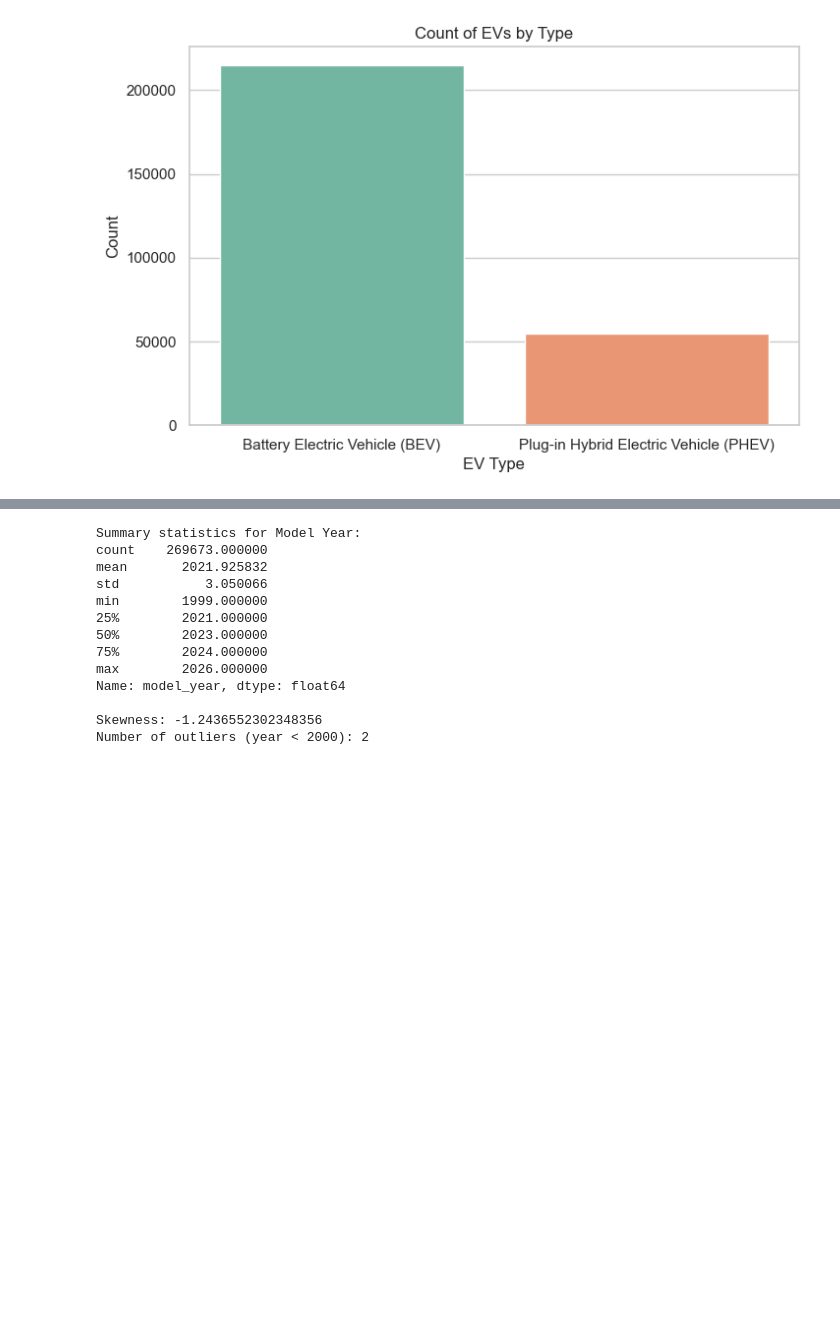
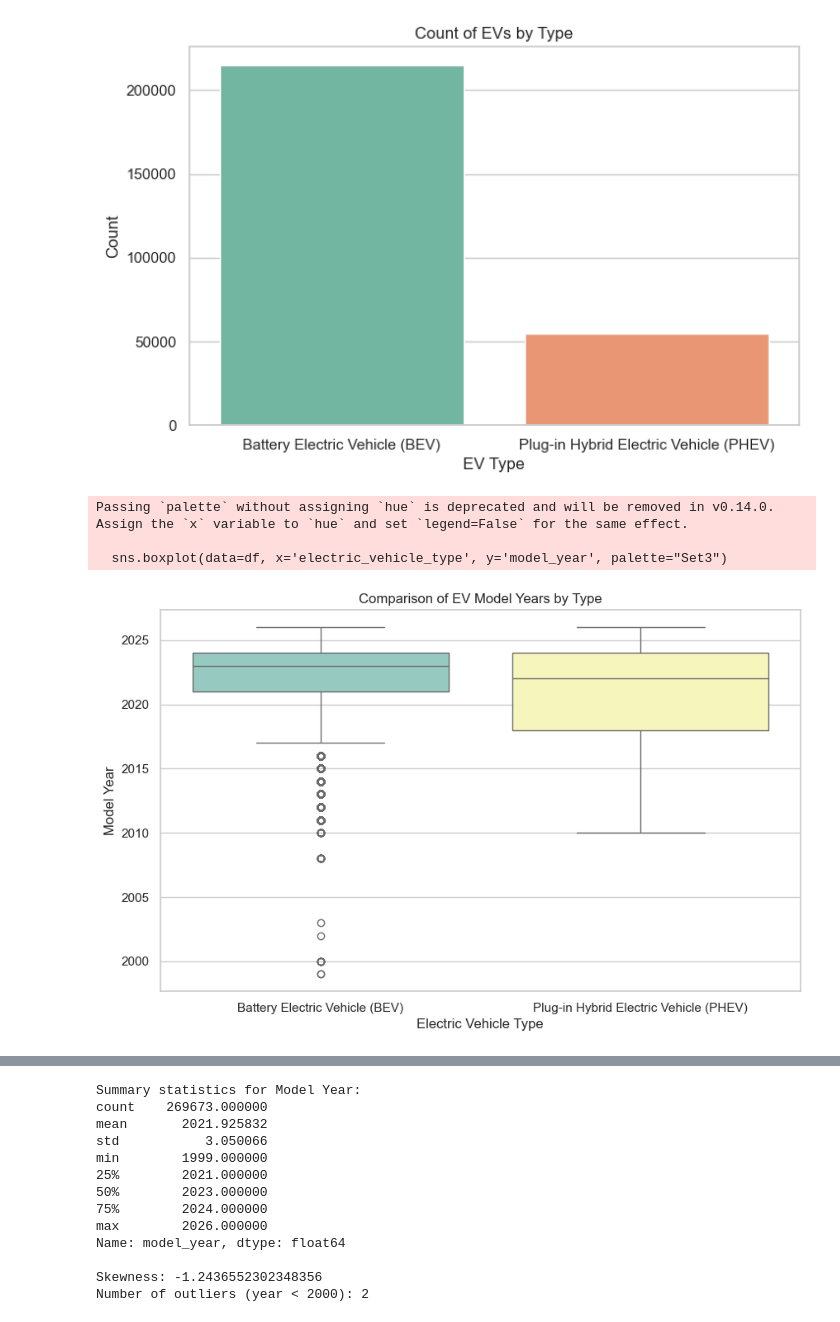
Before and after one commit to IT2053C-Gilany/final-project-gurungsg, a Jupyter notebook: final-project.ipynb, the cells around one changed output, grey strips where cells are left out. Cells and saved outputs as stored; diff of their text form; code cells hidden in the pictures; blank space fills up the shorter version.

```diff
--- a/final-project.ipynb
+++ b/final-project.ipynb
@@ -206,0 +160,19 @@ Name: count, dtype: int64
+# %%
+# Ensure lowercase and stripped column names
+df.columns = df.columns.str.lower().str.replace(' ', '_')
+
+# Check column names
+print(df.columns)
+
+# Create pivot table: count of vehicles by model year and electric vehicle type
+ev_pivot = df.pivot_table(
+    index='model_year',
+    columns='electric_vehicle_type',
+    # adjust this if your column name is slightly different
+    values='vin_(1-10)',
+    aggfunc='count',
+    fill_value=0
+)
+
+# Preview the pivot table
+ev_pivot.head()
@@ -207,11 +210,15 @@ Name: count, dtype: int64
 # %%
-# CODE
+# --- CODE: Corrected Visualizations ---
 import matplotlib.pyplot as plt
 import seaborn as sns
 
 sns.set(style="whitegrid")
 
+# Ensure column names are lowercase and spaces replaced
+df.columns = df.columns.str.lower().str.replace(' ', '_')
+
 # 1) Bar chart: Top 10 States by number of EVs
+# If dataset has only one state, this will still work
 plt.figure(figsize=(12, 6))
 top_states = df['state'].value_counts().head(10)
 sns.barplot(x=top_states.index, y=top_states.values, palette="viridis")
@@ -260,3 +267,16 @@ Passing `palette` without assigning `hue` is deprecated and will be removed in v
 
   sns.countplot(data=df, x='electric_vehicle_type', palette="Set2")
 [figure]
+# %%
+# --- Comparison Plot: Model Year by EV Type ---
+plt.figure(figsize=(10, 6))
+sns.boxplot(data=df, x='electric_vehicle_type', y='model_year', palette="Set3")
+plt.title("Comparison of EV Model Years by Type")
+plt.xlabel("Electric Vehicle Type")
+plt.ylabel("Model Year")
+plt.show()
+# %% [output]
+Passing `palette` without assigning `hue` is deprecated and will be removed in v0.14.0. Assign the `x` variable to `hue` and set `legend=False` for the same effect.
+
+  sns.boxplot(data=df, x='electric_vehicle_type', y='model_year', palette="Set3")
+[figure, added]
```
Also changed, not shown: parts of 9 cells of this notebook.
